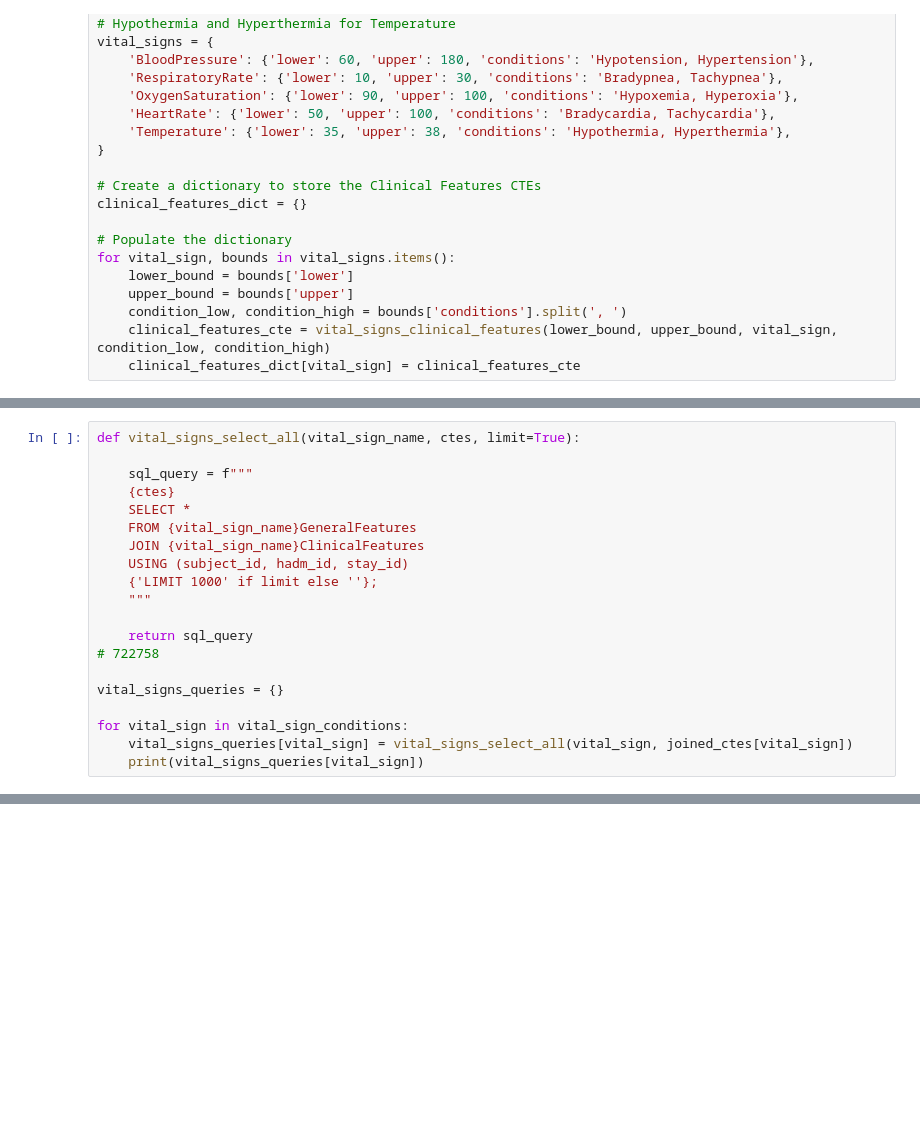
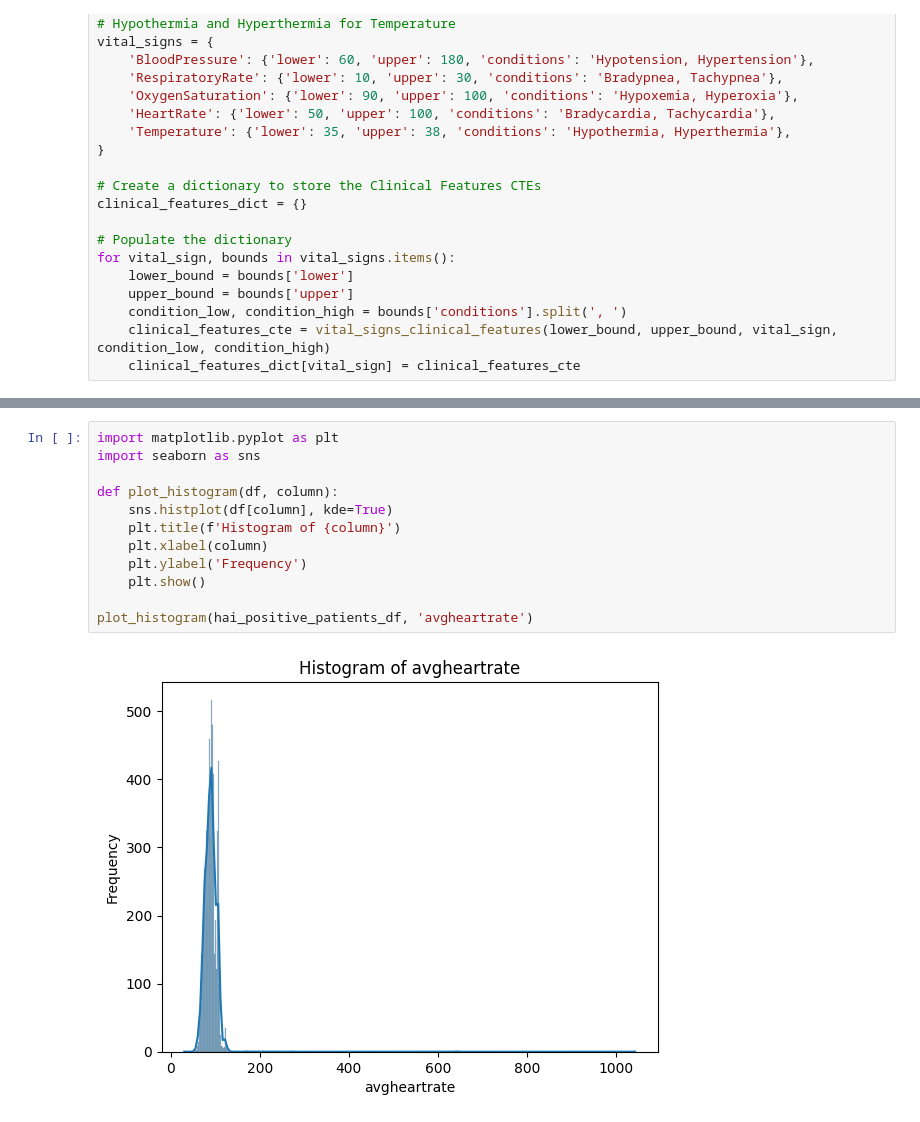
Before and after one commit to wdemichele/COMP90089-VAP-Diagnosis, a Jupyter notebook: Vital_Signs.ipynb, the cells around one changed output, grey strips where cells are left out. Drawn from its saved outputs; the diff is of its cells as text; blank space fills up the shorter version.

Commit message:
Vital Signs Data Cleaning and EDA

```diff
--- a/Vital_Signs.ipynb
+++ b/Vital_Signs.ipynb
@@ -218,20 +242,0 @@ for vital_sign in vital_sign_conditions:
-# %%
-def vital_signs_select_all(vital_sign_name, ctes, limit=True):
-
-    sql_query = f"""
-    {ctes}
-    SELECT *
-    FROM {vital_sign_name}GeneralFeatures
-    JOIN {vital_sign_name}ClinicalFeatures
-    USING (subject_id, hadm_id, stay_id)
-    {'LIMIT 1000' if limit else ''};
-    """
-
-    return sql_query
-# 722758
-
-vital_signs_queries = {}
-
-for vital_sign in vital_sign_conditions:
-    vital_signs_queries[vital_sign] = vital_signs_select_all(vital_sign, joined_ctes[vital_sign])
-    print(vital_signs_queries[vital_sign])
@@ -335,0 +535,14 @@ run_query(vital_signs_queries["OxygenSaturation"])
+# %%
+import matplotlib.pyplot as plt
+import seaborn as sns
+
+def plot_histogram(df, column):
+    sns.histplot(df[column], kde=True)
+    plt.title(f'Histogram of {column}')
+    plt.xlabel(column)
+    plt.ylabel('Frequency')
+    plt.show()
+
+plot_histogram(hai_positive_patients_df, 'avgheartrate')
+# %% [output]
+[figure, added]
```
Also changed, not shown: parts of 20 cells of this notebook, 2 other files.
